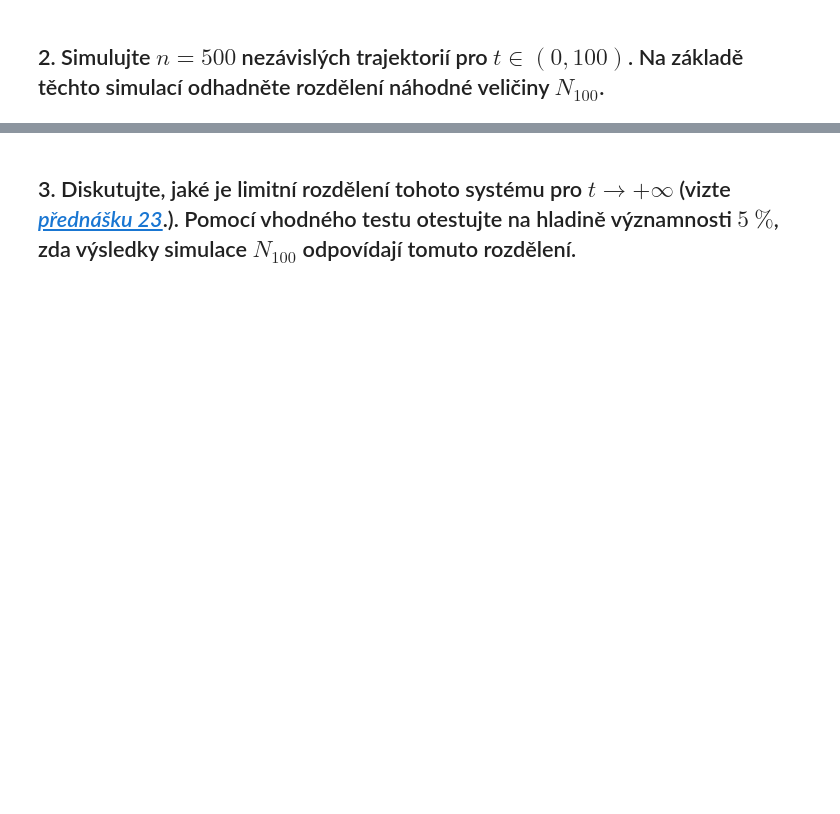
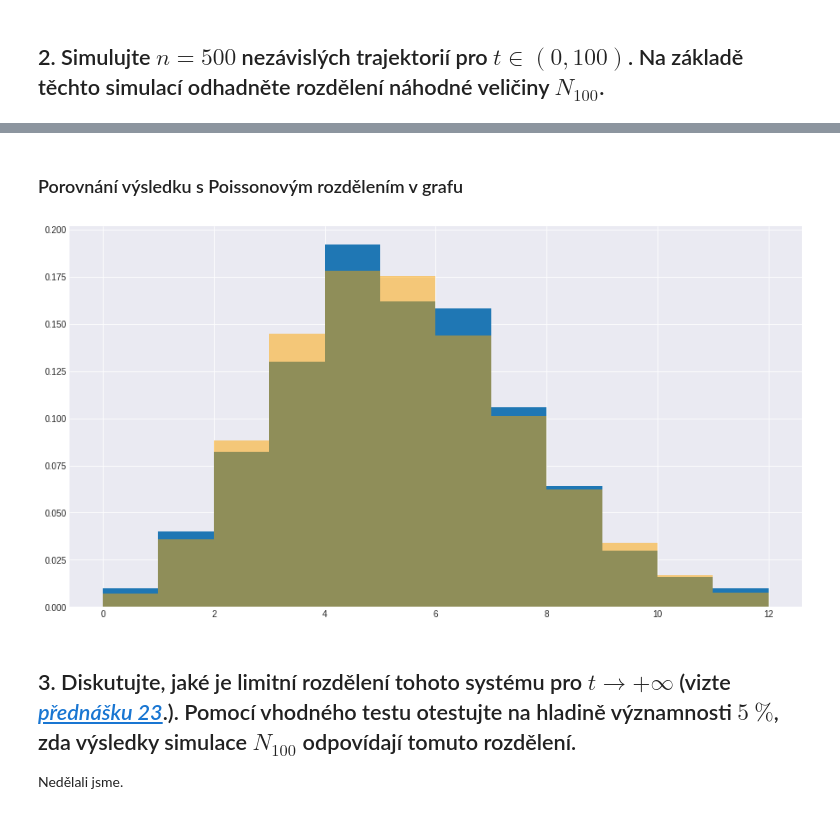
Before and after one commit to polipones/ni-vsm-homeworks, a Jupyter notebook: hw04/hw04.ipynb, the cells around one changed output, grey strips where cells are left out. Saved outputs shown, nothing was run; the diff lists cells and outputs as text; code cells hidden in the pictures; blank space fills up the shorter version.

```diff
--- a/hw04/hw04.ipynb
+++ b/hw04/hw04.ipynb
@@ -110,2 +107,16 @@ Průměr: 5.088 , rozptyl: 4.908256
+# %% [markdown]
+### Porovnání výsledku s Poissonovým rozdělením v grafu
+# %%
+def poisson(l, k):
+    return ((l ** k) * (math.e ** -l)) / math.factorial(k)
+
+
+_ = plt.hist(n_100, bins=max(n_100), density=True)
+_ = plt.bar(range(max(n_100)), [poisson(n_100_mean, k) for k in range(max(n_100))], width=1, alpha=0.5, align='edge',
+            color='orange')
+# %% [output]
+[figure, added]
 # %% [markdown]
 ## 3. Diskutujte, jaké je limitní rozdělení tohoto systému pro $t\to+\infty$ (vizte [*přednášku 23*](https://courses.fit.cvut.cz/NI-VSM/lectures/files/NI-VSM-Lec-23-Slides.pdf).). Pomocí vhodného testu otestujte na hladině významnosti $5~\%$, zda výsledky simulace $N_{100}$ odpovídají tomuto rozdělení.
+
+Nedělali jsme.
```
Also changed, not shown: parts of 3 cells of this notebook.
